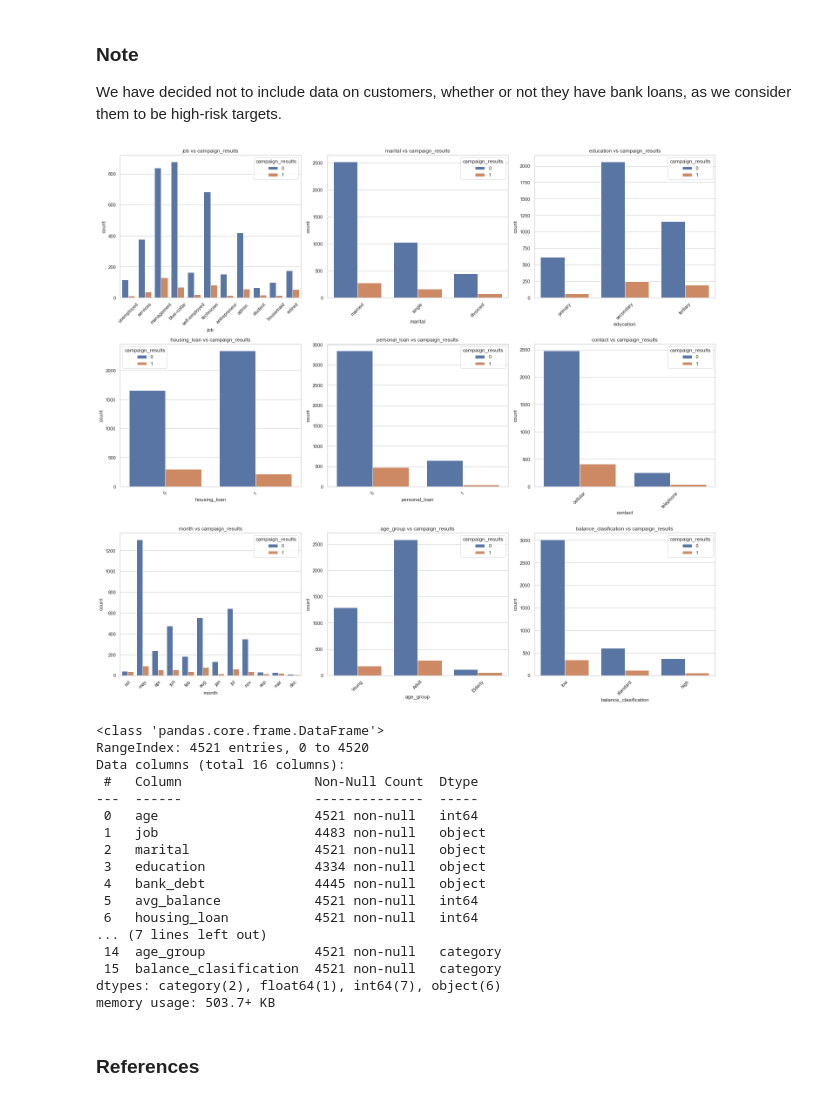
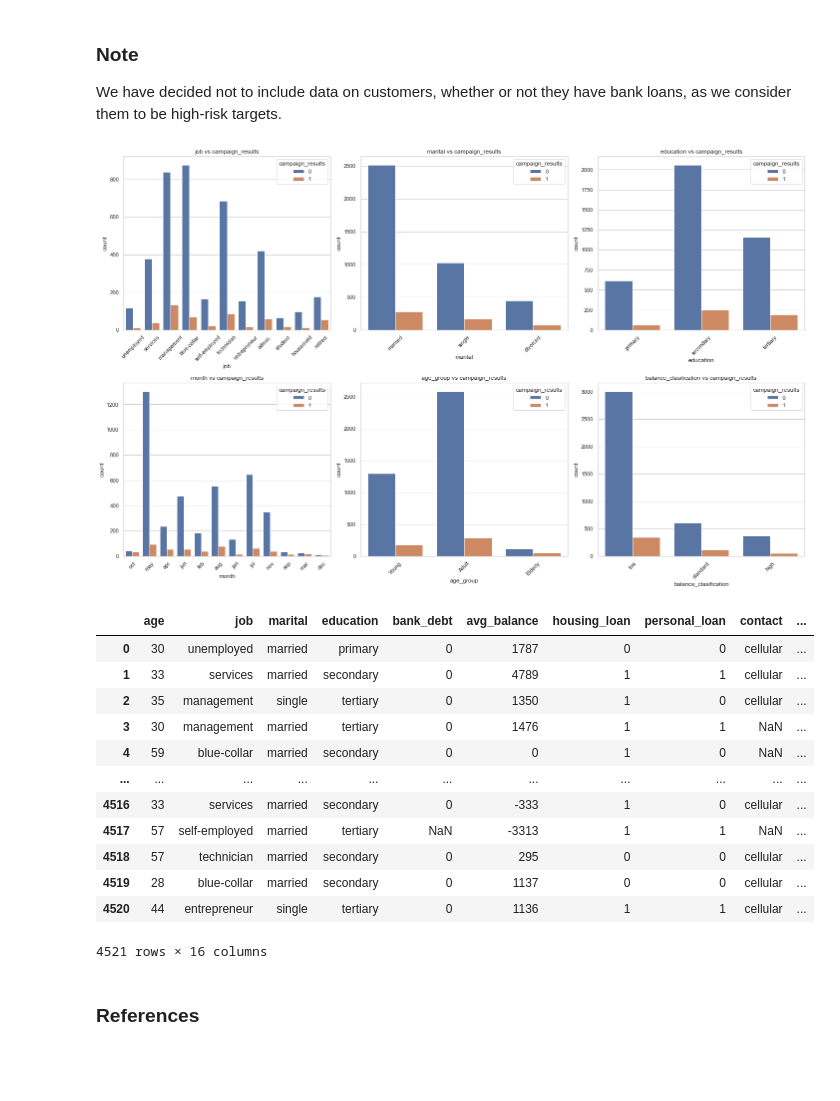
Before and after one commit to EduardoJMatosRomero/StatTechsCA1, a Jupyter notebook: Hdip_Eduardo_Julian_Matos_Romero_2023.ipynb, the cells around one changed output. Drawn from its saved outputs; the diff is of its cells as text; code cells hidden in the pictures; blank space fills up the shorter version.

Commit message:
Update Hdip_Eduardo_Julian_Matos_Romero_2023.ipynb
Data Analysis

```diff
--- a/Hdip_Eduardo_Julian_Matos_Romero_2023.ipynb
+++ b/Hdip_Eduardo_Julian_Matos_Romero_2023.ipynb
@@ -727,14 +684,0 @@ df3.head()
-# %%
-without_debt_data = df3[df3['bank_debt'] == 'Without Bank Debt']
-with_debt_data = df3[df3['bank_debt'] == 'With Bank Debt']
-
-sns.set(style='whitegrid')
-plt.figure(figsize=(10, 6))
-
-sns.countplot(data=df3, x='bank_debt', hue='campaign_results')
-
-plt.xlabel('Campaign Results')
-plt.ylabel('Count')
-plt.title('Campaign Results by Bank Debt Status \n (0 = Unsuccesfully Suscribed to a Term Deposit | 1 = Succesfully Suscribed to a Term Deposit)')
-
-plt.show()
@@ -789,3 +684,0 @@ subtable
-# %%
-df2=df3
-df2['bank_debt'] = df3['bank_debt'].map({'Without Bank Debt':0, 1:'With Bank Debt'})
@@ -1196,42 +1087,38 @@ plt.show()
 We have decided not to include data on customers, whether or not they have bank loans, as we consider them to be high-risk targets.
 # %%
 # List of categorical features
-categorical_features = ['job', 'marital', 'education', 'housing_loan', 'personal_loan', 'contact', 'month','age_group','balance_clasification']
+categorical_features = ['job', 'marital', 'education', 'month','age_group','balance_clasification']
 
 # Set the size for the plots
 plt.figure(figsize=(20, 18))
 
 # Plot the distribution of categorical features in relation to the target variable 'deposit'
 for i, feature in enumerate(categorical_features, 1):
     plt.subplot(3, 3, i)
     sns.countplot(data=df2, x=feature, hue='campaign_results')
     plt.title(f'{feature} vs campaign_results')
     plt.xticks(rotation=45)
 
 plt.tight_layout()
 plt.show()
 # %% [output]
-[figure, old version]
+[figure, new version]
 # %%
-df2.info()
+df2
 # %% [output]
+|  | age | job | marital | education | bank_debt | avg_balance | housing_loan | personal_loan | contact | ... |
+| 0 | 30 | unemployed | married | primary | 0 | 1787 | 0 | 0 | cellular | ... |
+| 1 | 33 | services | married | secondary | 0 | 4789 | 1 | 1 | cellular | ... |
+| 2 | 35 | management | single | tertiary | 0 | 1350 | 1 | 0 | cellular | ... |
+| 3 | 30 | management | married | tertiary | 0 | 1476 | 1 | 1 | NaN | ... |
+| 4 | 59 | blue-collar | married | secondary | 0 | 0 | 1 | 0 | NaN | ... |
+| ... | ... | ... | ... | ... | ... | ... | ... | ... | ... | ... |
+| 4516 | 33 | services | married | secondary | 0 | -333 | 1 | 0 | cellular | ... |
+| 4517 | 57 | self-employed | married | tertiary | NaN | -3313 | 1 | 1 | NaN | ... |
+| 4518 | 57 | technician | married | secondary | 0 | 295 | 0 | 0 | cellular | ... |
+| 4519 | 28 | blue-collar | married | secondary | 0 | 1137 | 0 | 0 | cellular | ... |
+| 4520 | 44 | entrepreneur | single | tertiary | 0 | 1136 | 1 | 1 | cellular | ... |
-<class 'pandas.core.frame.DataFrame'>
-RangeIndex: 4521 entries, 0 to 4520
-Data columns (total 16 columns):
- #   Column                 Non-Null Count  Dtype
----  ------                 --------------  -----
- 0   age                    4521 non-null   int64
- 1   job                    4483 non-null   object
- 2   marital                4521 non-null   object
- 3   education              4334 non-null   object
- 4   bank_debt              4445 non-null   object
- 5   avg_balance            4521 non-null   int64
- 6   housing_loan           4521 non-null   int64
-... (7 lines left out)
- 14  age_group              4521 non-null   category
- 15  balance_clasification  4521 non-null   category
-dtypes: category(2), float64(1), int64(7), object(6)
-memory usage: 503.7+ KB
+4521 rows × 16 columns
 # %% [markdown]
 ### References
 # %% [markdown]
```
Also changed, not shown: parts of 33 cells of this notebook.
